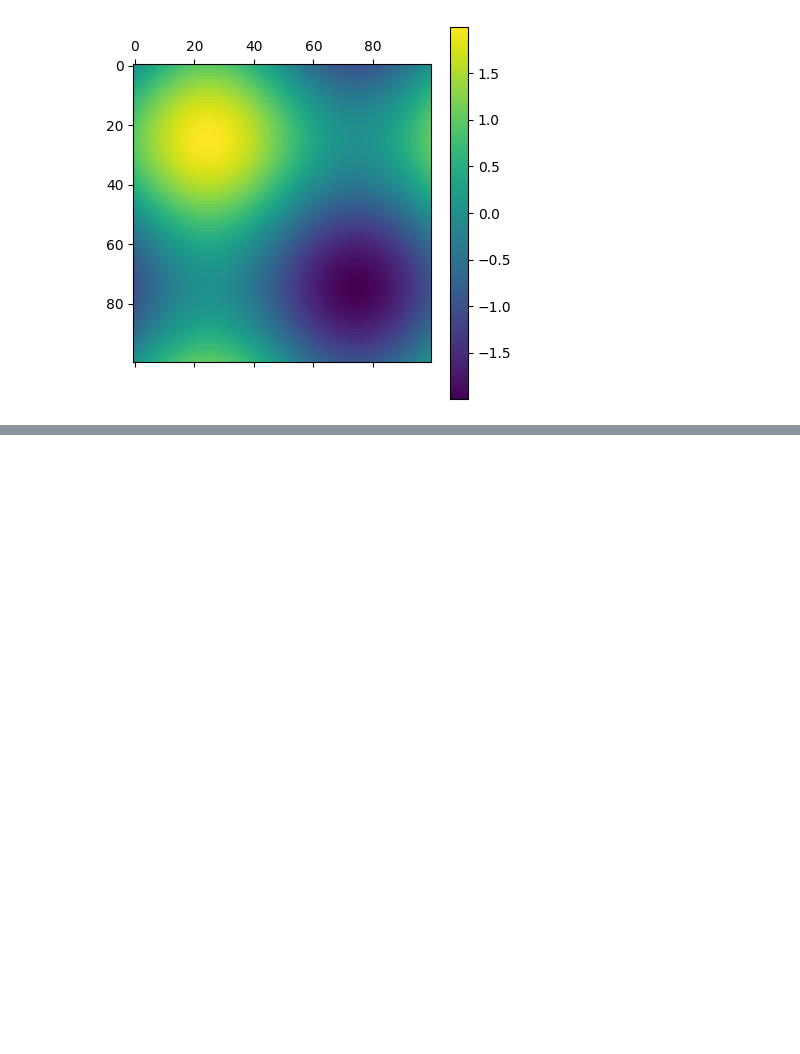
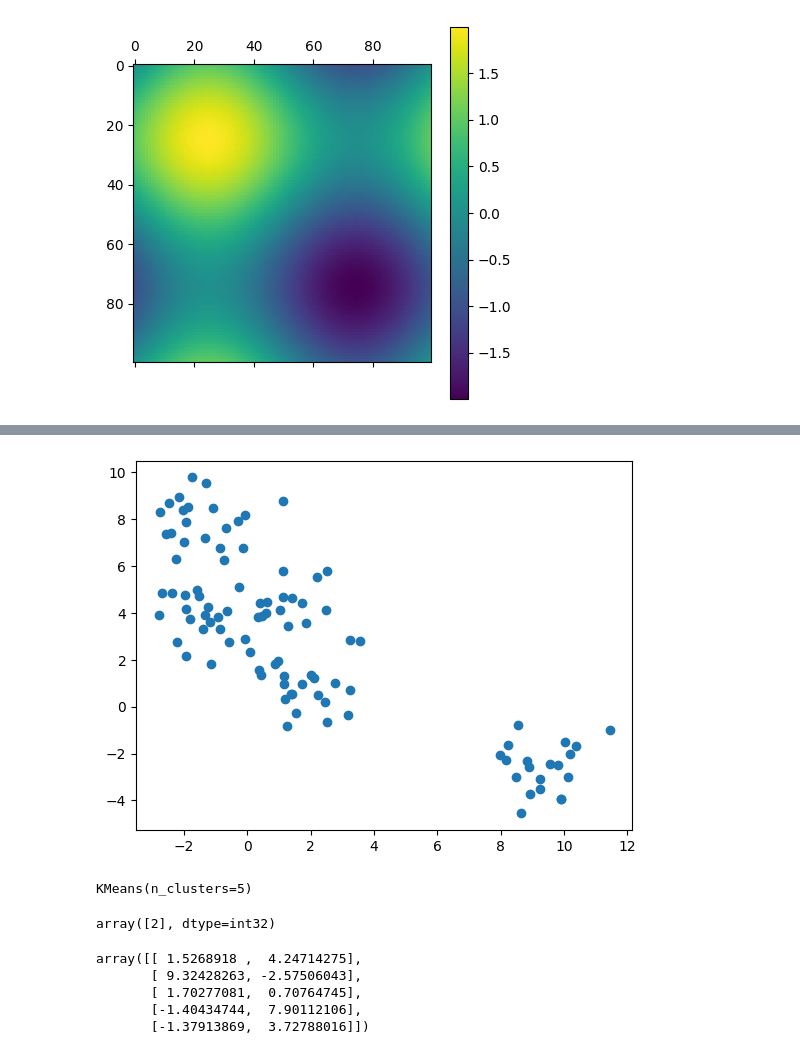
Before and after one commit to zbenmo/humans_thoughts, a Jupyter notebook: Chess.ipynb, the cells around one changed output, grey strips where cells are left out. Saved outputs shown, nothing was run; the diff lists cells and outputs as text; code cells hidden in the pictures; blank space fills up the shorter version.

```diff
--- a/Chess.ipynb
+++ b/Chess.ipynb
@@ -35,0 +41,26 @@ plt.colorbar();
+# %%
+from sklearn.datasets import make_blobs
+X, y = make_blobs(n_samples=100, centers=5, n_features=2,
+                   random_state=0)
+# %%
+plt.scatter(X[:, 0], X[:, 1]);
+# %% [output]
+[figure, added]
+# %%
+from sklearn import cluster
+kmeans = cluster.KMeans(5)
+kmeans.fit(X)
+# %% [output]
+KMeans(n_clusters=5)
+# %%
+kmeans.predict([[-2, -4]])
+# %% [output]
+array([2], dtype=int32)
+# %%
+kmeans.cluster_centers_
+# %% [output]
+array([[ 1.5268918 ,  4.24714275],
+       [ 9.32428263, -2.57506043],
+       [ 1.70277081,  0.70764745],
+       [-1.40434744,  7.90112106],
+       [-1.37913869,  3.72788016]])
```
Also changed, not shown: parts of 6 cells of this notebook, 1 other file.
